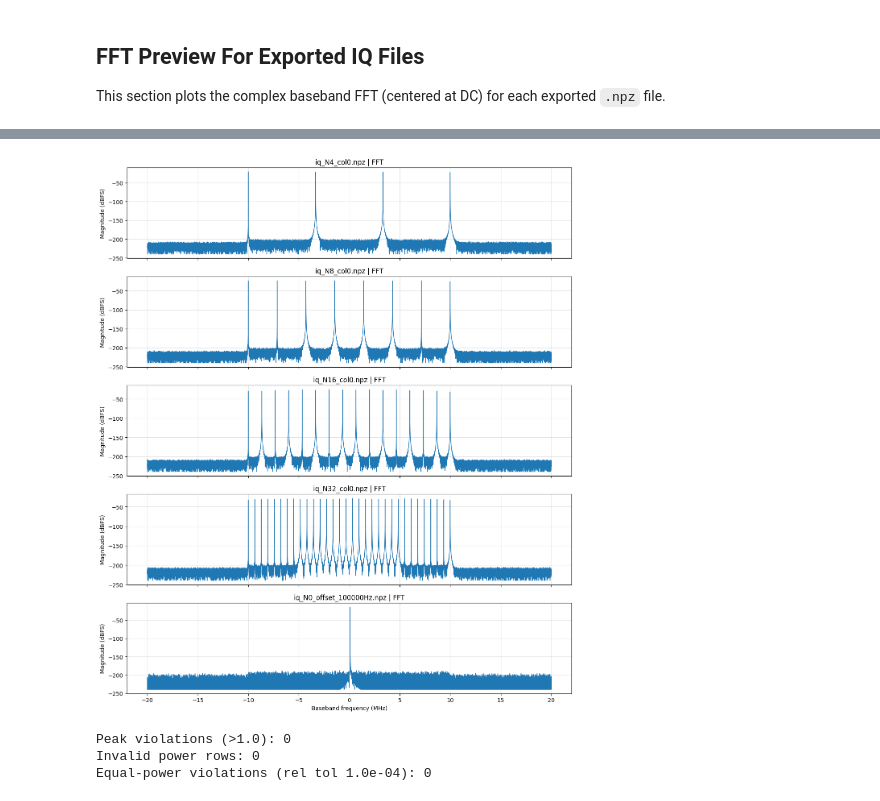
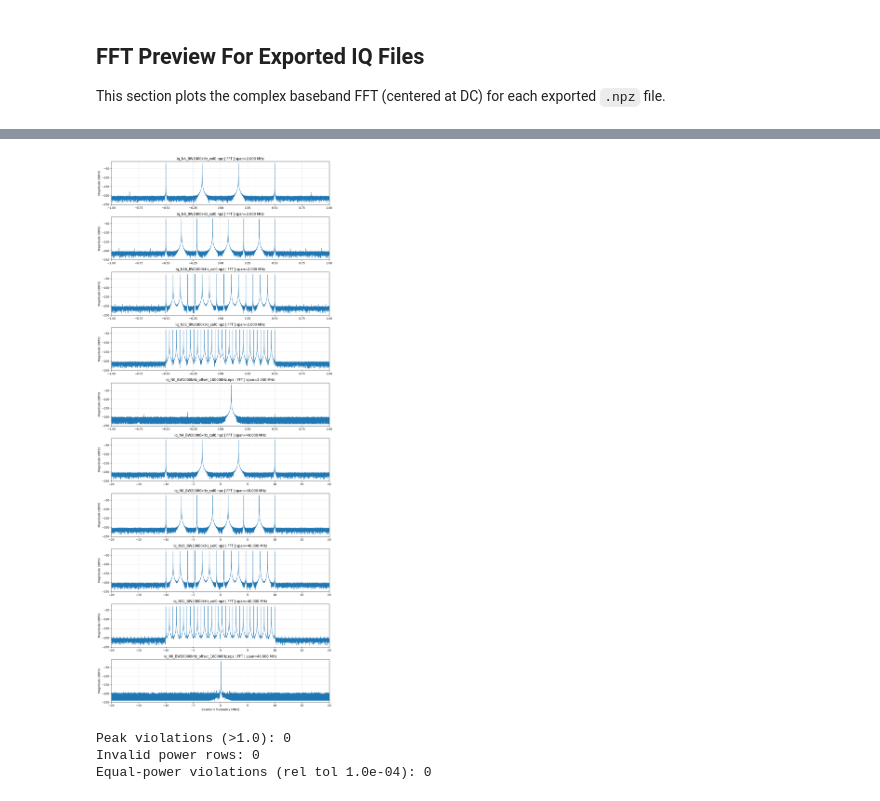
Before and after one commit to AMBIENT-6G/RF-waveform-optimization, a Jupyter notebook: read_weights_mat_files.ipynb, the cells around one changed output, grey strips where cells are left out. Cells and saved outputs as stored; diff of their text form; code cells hidden in the pictures.

Commit message:
added new 1MHz signals

```diff
--- a/read_weights_mat_files.ipynb
+++ b/read_weights_mat_files.ipynb
@@ -135,12 +174,16 @@ summary
 # %%
 # Choose one waveform and one power-index column for detailed frequency-domain visualization.
 selected_n_tones = 32
+selected_bw_khz = 20000
 selected_power_idx = 0
 
-wf = next((w for w in waveforms if w["n_tones"] == selected_n_tones), None)
+wf = next(
+    (w for w in waveforms if w["n_tones"] == selected_n_tones and w["bw_khz"] == selected_bw_khz),
+    None,
+)
 if wf is None:
-    available = [w["n_tones"] for w in waveforms]
-    raise ValueError(f"N={selected_n_tones} not available. Choose from {available}")
+    available = sorted((w["n_tones"], w["bw_khz"]) for w in waveforms)
+    raise ValueError(f"(N,BW_kHz)=({selected_n_tones},{selected_bw_khz}) not available. Choose from {available}")
 
 selected_power_idx = int(np.clip(selected_power_idx, 0, wf["weights"].shape[1] - 1))
 tone_offsets_mhz = wf["fn"] / 1e6
@@ -150,7 +193,7 @@ fig, ax = plt.subplots(2, 1, figsize=(11, 7), sharex=True)
 ax[0].stem(tone_offsets_mhz, np.abs(w_col), basefmt=" ")
 ax[0].set_ylabel("|weight|")
 ax[0].set_title(
-    f"weightsN{wf['n_tones']} | column {selected_power_idx} | "
+    f"weightsN{wf['n_tones']}BW{wf['bw_khz']}kHz | column {selected_power_idx} | "
     f"Pin = {wf['inPwrVec_mW'][selected_power_idx]:.3f} mW"
 )
 
@@ -172,7 +215,7 @@ for c, w in zip(colors, waveforms):
         marker="o",
         color=c,
         linewidth=2,
-        label=f"N={w['n_tones']}",
+        label=f"N={w['n_tones']}, BW={w['bw_khz']}kHz",
     )
 
 ax.set_xlabel("Input RF power (mW)")
@@ -191,7 +234,14 @@ for c, w in zip(colors, waveforms):
     pin = np.asarray(w["inPwrVec_mW"], dtype=float)
     pout = np.asarray(w["Pdc"], dtype=float)
     eta = np.divide(pout, pin, out=np.full_like(pout, np.nan, dtype=float), where=pin > 0)
-    ax.scatter(10*np.log10(pin), eta * 100.0, marker="x", color=c, linewidth=2, label=f"N={w['n_tones']}")
+    ax.scatter(
+        10 * np.log10(pin),
+        eta * 100.0,
+        marker="x",
+        color=c,
+        linewidth=2,
+        label=f"N={w['n_tones']}, BW={w['bw_khz']}kHz",
+    )
 
 # Optional overlay: narrowband measured efficiency curve.
 nb_csv = Path("harvester-chart-data.csv")
@@ -593,7 +723,7 @@ for row_idx, (_, row) in enumerate(export_summary.iterrows()):
 
     with np.load(iq_file, allow_pickle=False) as data:
         iq = np.asarray(data["iq"]).squeeze().astype(np.complex64)
-        fs_hz = float(np.asarray(data["sample_rate_hz"]).squeeze()) if "sample_rate_hz" in data.files else SAMPLE_RATE_HZ
+        fs_hz = float(np.asarray(data["sample_rate_hz"]).squeeze()) if "sample_rate_hz" in data.files else float(row["tx_sample_rate_hz"])
 
     n_show = min(N_SHOW, iq.size)
     t_us = (np.arange(n_show) / fs_hz) * 1e6
@@ -666,7 +801,7 @@ fig, axes = plt.subplots(
     1,
     figsize=(12, max(2.8 * n_files, 4.0)),
     squeeze=False,
-    sharex=True,
+    sharex=False,
 )
 
 fft_metrics = []
@@ -676,7 +811,13 @@ for row_idx, (_, row) in enumerate(export_summary.iterrows()):
 
     with np.load(iq_file, allow_pickle=False) as data:
         iq = np.asarray(data["iq"]).squeeze().astype(np.complex64)
-        fs_hz = float(np.asarray(data["sample_rate_hz"]).squeeze()) if "sample_rate_hz" in data.files else SAMPLE_RATE_HZ
+        fs_hz = float(np.asarray(data["sample_rate_hz"]).squeeze()) if "sample_rate_hz" in data.files else float(row["tx_sample_rate_hz"])
+        if "signal_bw_hz" in data.files:
+            signal_bw_hz = float(np.asarray(data["signal_bw_hz"]).squeeze())
+        elif "sample_rate_source_hz" in data.files:
+            signal_bw_hz = 0.5 * float(np.asarray(data["sample_rate_source_hz"]).squeeze())
+        else:
+            signal_bw_hz = 0.5 * float(fs_hz)
 
     nfft = int(FFT_SIZE)
     n_use = min(iq.size, nfft)
@@ -691,7 +832,11 @@ for row_idx, (_, row) in enumerate(export_summary.iterrows()):
 
     ax = axes[row_idx, 0]
     ax.plot(f_mhz, mag_db, linewidth=1.0)
-    ax.set_title(f"{iq_file.name} | FFT")
+
+    bw_mhz = max(float(signal_bw_hz) / 1e6, 1e-9)
+    ax.set_xlim(-bw_mhz, bw_mhz)
+
+    ax.set_title(f"{iq_file.name} | FFT | span={2.0*bw_mhz:.3f} MHz")
     ax.set_ylabel("Magnitude (dBFS)")
     ax.grid(True, alpha=0.35)
 
@@ -700,6 +845,8 @@ for row_idx, (_, row) in enumerate(export_summary.iterrows()):
         {
             "iq_file": str(iq_file),
             "fft_size": nfft,
+            "signal_bw_hz": float(signal_bw_hz),
+            "x_axis_span_MHz": float(2.0 * bw_mhz),
             "peak_freq_MHz": float(f_mhz[peak_idx]),
             "peak_mag_dBFS": float(mag_db[peak_idx]),
             "median_mag_dBFS": float(np.median(mag_db)),
@@ -721,4 +873,4 @@ fft_summary
-[figure, old version]
+[figure, new version]
 # %%
 # Hard checks before UHD replay.
 viol_peak = export_summary[export_summary["final_peak"] > 1.0 + 1e-6]
```
Also changed, not shown: parts of 12 cells of this notebook, 19 other files.
